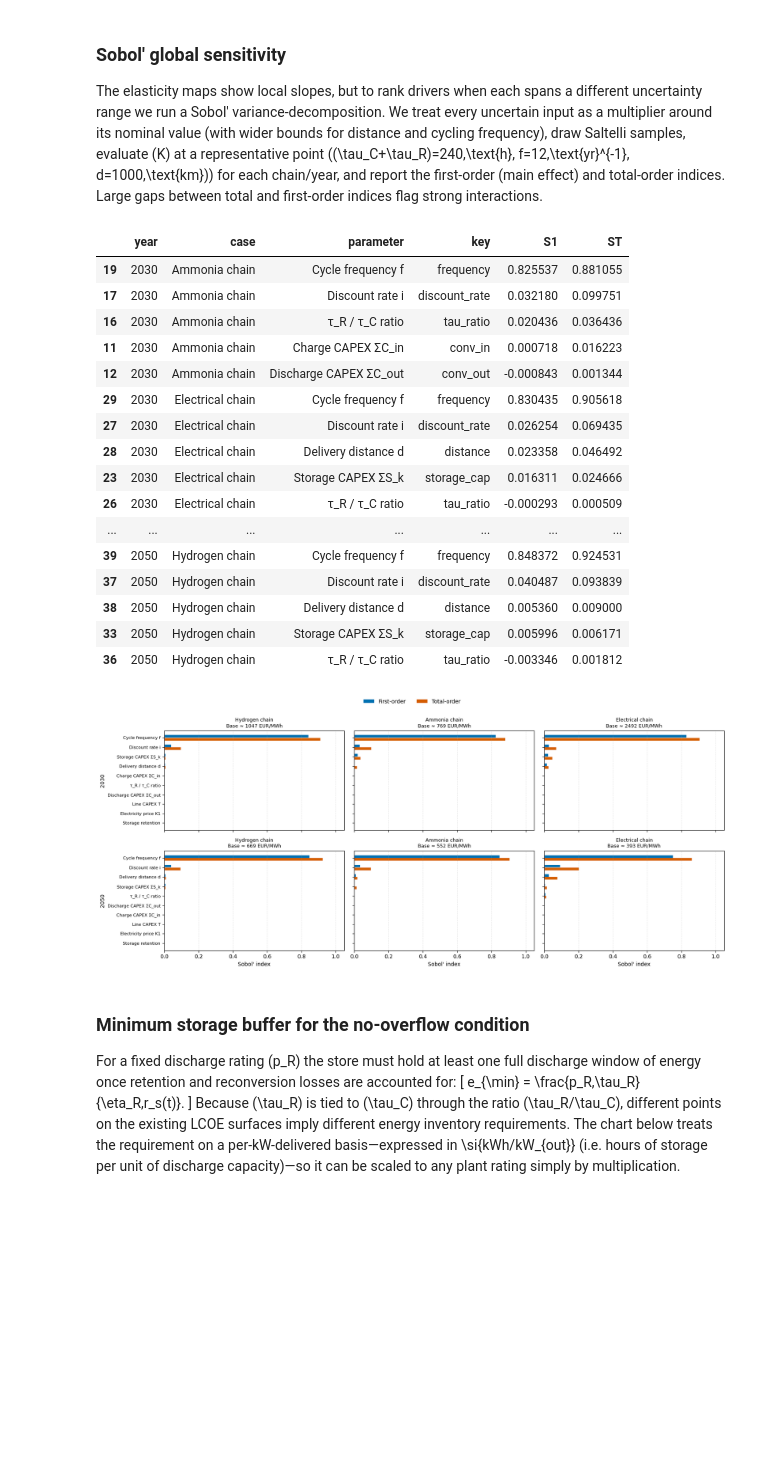
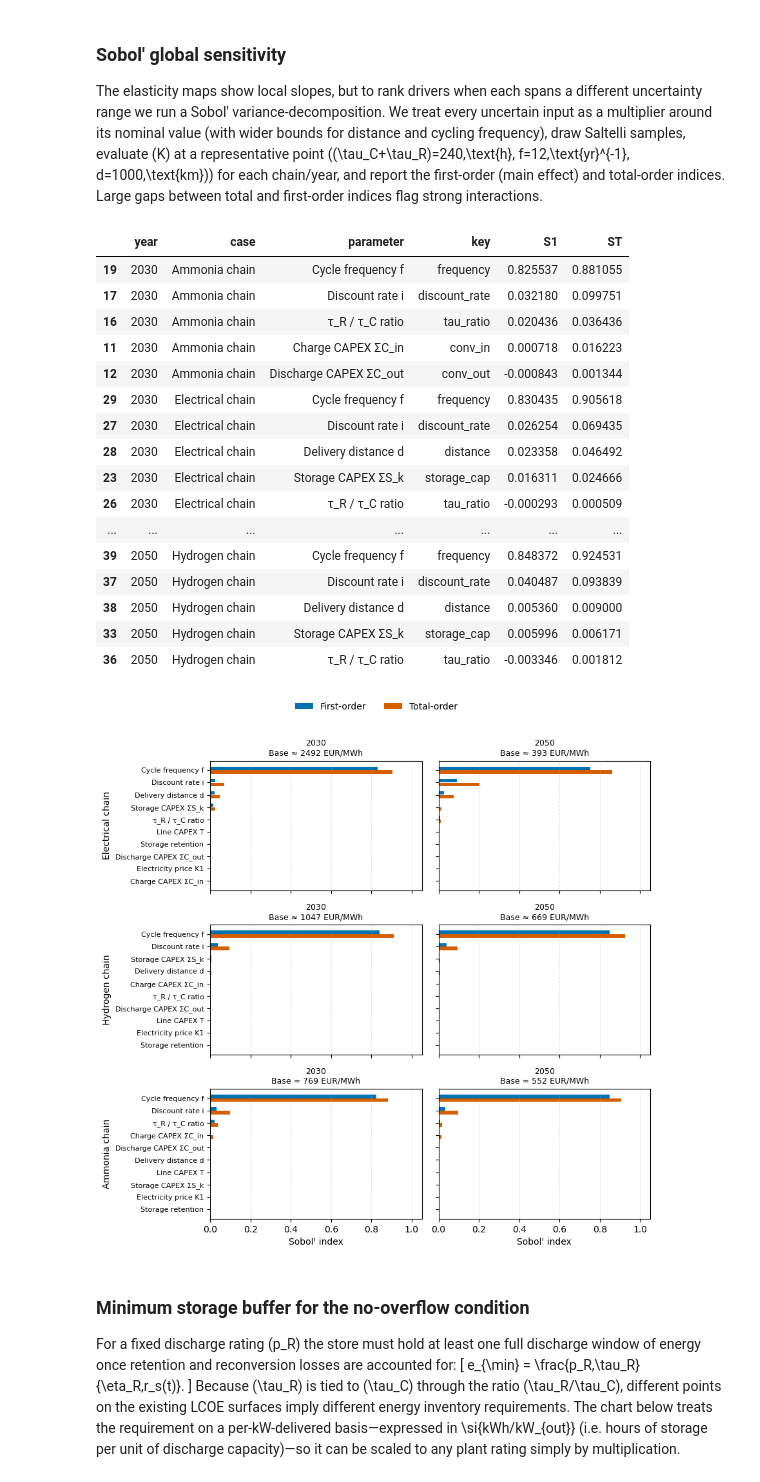
Before and after one commit to cpalazzi/green-condor, a Jupyter notebook: 000_math_approach.ipynb, the cells around one changed output. Drawn from its saved outputs; the diff is of its cells as text; code cells hidden in the pictures; blank space fills up the shorter version.

```diff
--- a/000_math_approach.ipynb
+++ b/000_math_approach.ipynb
@@ -1898,53 +1898,91 @@ for year_label in sobol_years:
 sobol_summary = pd.concat([payload["df"] for payload in sobol_outputs.values()], ignore_index=True)
 display(sobol_summary.sort_values(["year", "case", "ST"], ascending=[True, True, False]).groupby(["year", "case"]).head(5))
 
-fig, axes = plt.subplots(len(sobol_years), len(sobol_case_labels), figsize=(5.5 * len(sobol_case_labels), 3.6 * len(sobol_years)), sharex=True)
-axes = np.atleast_2d(axes)
-for r_idx, year_label in enumerate(sobol_years):
-    for c_idx, (case_name, case_label) in enumerate(sobol_case_labels):
+desired_case_order = ["Electrical chain", "Hydrogen chain", "Ammonia chain"]
+label_to_case = {case_label: case_name for case_name, case_label in sobol_case_labels}
+seen_labels = set()
+plot_rows = []
+for label in desired_case_order:
+    plot_rows.append((label_to_case.get(label), label))
+    seen_labels.add(label)
+for case_name, case_label in sobol_case_labels:
+    if case_label not in seen_labels:
+        plot_rows.append((case_name, case_label))
+        seen_labels.add(case_label)
+if not plot_rows:
+    plot_rows = sobol_case_labels[:]
+
+fig, axes = plt.subplots(
+    len(plot_rows),
+    len(sobol_years),
+    figsize=(4.4 * len(sobol_years), 2.9 * len(plot_rows)),
+    sharex=True,
+    squeeze=False,
+ )
+for r_idx, (case_name, case_label) in enumerate(plot_rows):
+    for c_idx, year_label in enumerate(sobol_years):
         ax = axes[r_idx, c_idx]
-        df_plot = sobol_outputs[(year_label, case_name)]["df"].sort_values("ST", ascending=False)
+        key = (year_label, case_name)
+        if case_name is None or key not in sobol_outputs:
+            ax.axis("off")
+            if c_idx == 0:
+                ax.set_ylabel(case_label)
+            continue
+        df_plot = sobol_outputs[key]["df"].sort_values("ST", ascending=False)
         y_pos = np.arange(len(df_plot))
-        ax.barh(y_pos - 0.15, np.clip(df_plot["S1"], 0, 1), height=0.28, color="#0072b2", label="First-order" if (r_idx == 0 and c_idx == 0) else None)
-        ax.barh(y_pos + 0.15, np.clip(df_plot["ST"], 0, 1.2), height=0.28, color="#d55e00", label="Total-order" if (r_idx == 0 and c_idx == 0) else None)
+        show_legend = r_idx == 0 and c_idx == 0
+        ax.barh(
+            y_pos - 0.15,
+            np.clip(df_plot["S1"], 0, 1),
+            height=0.28,
+            color="#0072b2",
+            label="First-order" if show_legend else None,
+        )
+        ax.barh(
+            y_pos + 0.15,
+            np.clip(df_plot["ST"], 0, 1.2),
+            height=0.28,
+            color="#d55e00",
+            label="Total-order" if show_legend else None,
+        )
         ax.set_yticks(y_pos)
         ax.set_yticklabels(df_plot["parameter"], fontsize=8)
         ax.invert_yaxis()
         ax.set_xlim(0.0, 1.05)
-        if r_idx == len(sobol_years) - 1:
+        if r_idx == len(plot_rows) - 1:
             ax.set_xlabel("Sobol' index")
         if c_idx == 0:
-            ax.set_ylabel(year_label)
+            ax.set_ylabel(case_label)
         else:
             ax.set_yticklabels([])
-        base_cost = sobol_outputs[(year_label, case_name)]["base_cost"]
-        ax.set_title(f"{case_label}\nBase ≈ {base_cost:.0f} EUR/MWh", fontsize=9)
-        ax.grid(True, axis='x', linestyle='--', alpha=0.3)
+        base_cost = sobol_outputs[key]["base_cost"]
+        ax.set_title(f"{year_label}\nBase ≈ {base_cost:.0f} EUR/MWh", fontsize=9)
+        ax.grid(True, axis="x", linestyle="--", alpha=0.3)
 
 handles, labels = axes[0, 0].get_legend_handles_labels()
 if handles:
-    fig.legend(handles, labels, loc='upper center', ncol=2, frameon=False)
+    fig.legend(handles, labels, loc="upper center", ncol=2, frameon=False)
 fig.tight_layout(rect=[0, 0, 1, 0.94])
 plt.show()
 # %% [output]
 |  | year | case | parameter | key | S1 | ST |
 | 19 | 2030 | Ammonia chain | Cycle frequency f | frequency | 0.825537 | 0.881055 |
 | 17 | 2030 | Ammonia chain | Discount rate i | discount_rate | 0.032180 | 0.099751 |
 | 16 | 2030 | Ammonia chain | τ_R / τ_C ratio | tau_ratio | 0.020436 | 0.036436 |
 | 11 | 2030 | Ammonia chain | Charge CAPEX ΣC_in | conv_in | 0.000718 | 0.016223 |
 | 12 | 2030 | Ammonia chain | Discharge CAPEX ΣC_out | conv_out | -0.000843 | 0.001344 |
 | 29 | 2030 | Electrical chain | Cycle frequency f | frequency | 0.830435 | 0.905618 |
 | 27 | 2030 | Electrical chain | Discount rate i | discount_rate | 0.026254 | 0.069435 |
 | 28 | 2030 | Electrical chain | Delivery distance d | distance | 0.023358 | 0.046492 |
 | 23 | 2030 | Electrical chain | Storage CAPEX ΣS_k | storage_cap | 0.016311 | 0.024666 |
 | 26 | 2030 | Electrical chain | τ_R / τ_C ratio | tau_ratio | -0.000293 | 0.000509 |
 | ... | ... | ... | ... | ... | ... | ... |
 | 39 | 2050 | Hydrogen chain | Cycle frequency f | frequency | 0.848372 | 0.924531 |
 | 37 | 2050 | Hydrogen chain | Discount rate i | discount_rate | 0.040487 | 0.093839 |
 | 38 | 2050 | Hydrogen chain | Delivery distance d | distance | 0.005360 | 0.009000 |
 | 33 | 2050 | Hydrogen chain | Storage CAPEX ΣS_k | storage_cap | 0.005996 | 0.006171 |
 | 36 | 2050 | Hydrogen chain | τ_R / τ_C ratio | tau_ratio | -0.003346 | 0.001812 |
-[figure, old version]
+[figure, new version]
 # %% [markdown]
 ### Minimum storage buffer for the no-overflow condition
 For a fixed discharge rating \(p_R\) the store must hold at least one full discharge window of energy once retention and reconversion losses are accounted for:
```
Also changed, not shown: parts of 1 cell of this notebook, 2 other files.
